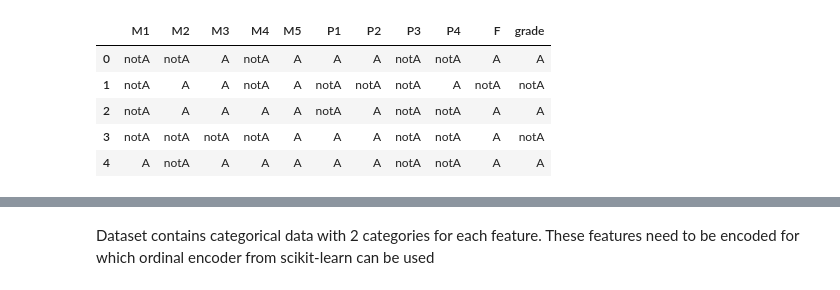
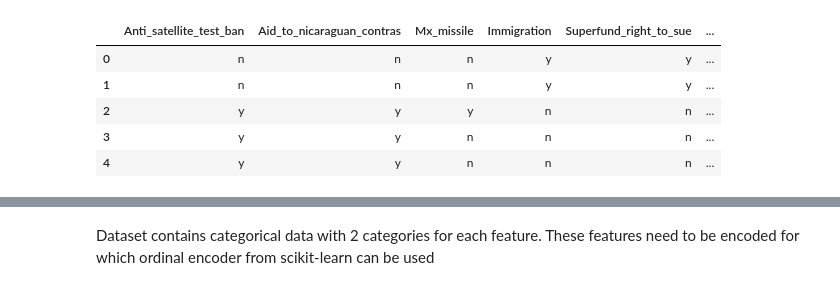
Before and after one commit to kshitij-ingale/ML_algorithms, a Jupyter notebook: Decision_trees/Decision_Tree_sklearn.ipynb, the cells around one changed output, grey strips where cells are left out. Cells and saved outputs as stored; diff of their text form; code cells hidden in the pictures.

```diff
--- a/Decision_trees/Decision_Tree_sklearn.ipynb
+++ b/Decision_trees/Decision_Tree_sklearn.ipynb
@@ -11,16 +12,16 @@ import matplotlib.pyplot as plt
 # %%
 # train = pd.read_csv("data/small_train.csv")
 # test = pd.read_csv("data/small_test.csv")
-# train = pd.read_csv("data/politicians_train.csv")
-# test = pd.read_csv("data/politicians_test.csv")
+train = pd.read_csv("data/politicians_train.csv")
+test = pd.read_csv("data/politicians_test.csv")
 
-train = pd.read_csv("data/education_train.csv")
-test = pd.read_csv("data/education_test.csv")
+# train = pd.read_csv("data/education_train.csv")
+# test = pd.read_csv("data/education_test.csv")
 train.head()
 # %% [output]
-|  | M1 | M2 | M3 | M4 | M5 | P1 | P2 | P3 | P4 | F | grade |
-| 0 | notA | notA | A | notA | A | A | A | notA | notA | A | A |
-| 1 | notA | A | A | notA | A | notA | notA | notA | A | notA | notA |
-| 2 | notA | A | A | A | A | notA | A | notA | notA | A | A |
-| 3 | notA | notA | notA | notA | A | A | A | notA | notA | A | notA |
-| 4 | A | notA | A | A | A | A | A | notA | notA | A | A |
+|  | Anti_satellite_test_ban | Aid_to_nicaraguan_contras | Mx_missile | Immigration | Superfund_right_to_sue | ... |
+| 0 | n | n | n | y | y | ... |
+| 1 | n | n | n | y | y | ... |
+| 2 | y | y | y | n | n | ... |
+| 3 | y | y | n | n | n | ... |
+| 4 | y | y | n | n | n | ... |
```
Also changed, not shown: parts of 19 cells of this notebook, 6 other files.
